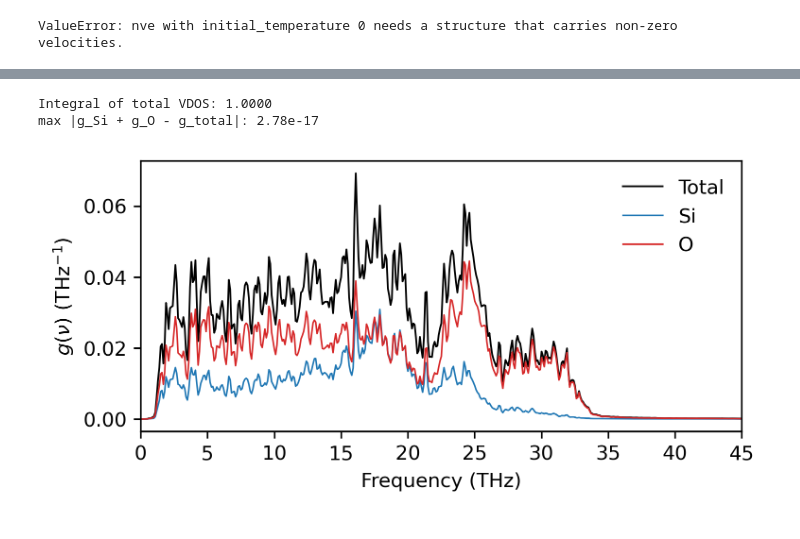
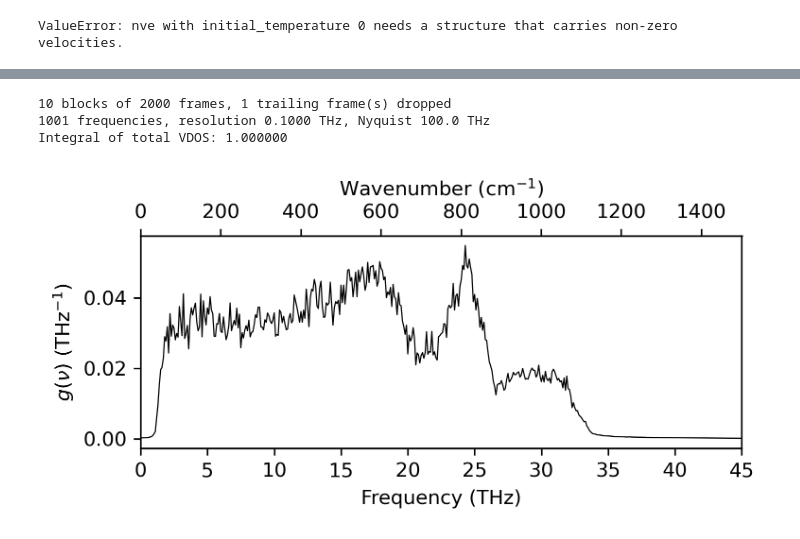
Before and after one commit to glasagent/amorphouspy, a Jupyter notebook: notebooks/VDOSTutorial.ipynb, the cells around one changed output, grey strips where cells are left out. Drawn from its saved outputs; the diff is of its cells as text; code cells hidden in the pictures.

```diff
--- a/notebooks/VDOSTutorial.ipynb
+++ b/notebooks/VDOSTutorial.ipynb
@@ -71,7 +81,7 @@ result_nve = am.md_simulation(
     structure=glass_300K,
     potential=potential,
     timestep=timestep_fs,
-    production_steps=10_000,  # 10 ps
+    production_steps=100_000,  # 100 ps
     n_dump=dump_every,
     n_print_thermo=dump_every,
     nve=True,
@@ -188,33 +226,40 @@ $\int g(\nu)\, d\nu = 1$. With a 5 ps maximum lag the frequency resolution is ab
 # %%
-window = np.hanning(2 * n_lags)[n_lags:]
+dt_fs = dump_every * timestep_fs
+block_ps = 10.0
+
+block_frames = round(block_ps * 1e3 / dt_fs)  # 2000 frames per 10 ps block at 5 fs
+n_blocks = velocities.shape[0] // block_frames
+dropped = velocities.shape[0] - n_blocks * block_frames
+print(f"{n_blocks} blocks of {block_frames} frames, {dropped} trailing frame(s) dropped")
+
+block_vdos = []
+for b in range(n_blocks):
+    block = velocities[b * block_frames : (b + 1) * block_frames]
+    freq_thz, g = am.compute_vdos_from_velocities(block, masses, dt_fs)
+    block_vdos.append(g)
+block_vdos = np.array(block_vdos)  # (n_blocks, n_freq)
+
+g_mean = block_vdos.mean(axis=0)
+g_sem = block_vdos.std(axis=0, ddof=1) / np.sqrt(n_blocks)  # block standard error
 
 
-def cosine_transform(curve: np.ndarray) -> np.ndarray:
-    """Real FFT of the even extension of the windowed curve."""
-    tapered = curve * window
-    even = np.concatenate([tapered, tapered[-1:0:-1]])
-    return np.fft.rfft(even).real * dt_ps
-
-
-freq_thz = np.fft.rfftfreq(2 * n_lags - 1, d=dt_ps)
-vdos = {key: cosine_transform(curve) for key, curve in vacf.items()}
-area = np.trapezoid(vdos["total"], freq_thz)
-vdos = {key: values / area for key, values in vdos.items()}
-
-print(f"Integral of total VDOS: {np.trapezoid(vdos['total'], freq_thz):.4f}")
-print(f"max |g_Si + g_O - g_total|: {np.abs(vdos['Si'] + vdos['O'] - vdos['total']).max():.2e}")
+print(f"{len(freq_thz)} frequencies, resolution {freq_thz[1]:.4f} THz, Nyquist {freq_thz[-1]:.1f} THz")
+print(f"Integral of total VDOS: {np.trapezoid(g_mean, freq_thz):.6f}")
 
 _fig, ax = plt.subplots(figsize=(3.5 * 1.5, 3.5 / 1.3333), dpi=300)
-ax.plot(freq_thz, vdos["total"], lw=0.9, color="black", label="Total")
-ax.plot(freq_thz, vdos["Si"], lw=0.8, color="tab:blue", label="Si")
-ax.plot(freq_thz, vdos["O"], lw=0.8, color="tab:red", label="O")
+ax.plot(freq_thz, g_mean, lw=0.6, color="black")
 ax.set_xlim(0, 45)
 ax.set_xlabel("Frequency (THz)")
 ax.set_ylabel(r"$g(\nu)$ (THz$^{-1}$)")
-ax.legend(frameon=False)
+secax = ax.secondary_xaxis(
+    "top",
+    functions=(lambda x: am.convert_frequency(x, "THz", "cm-1"), lambda x: am.convert_frequency(x, "cm-1", "THz")),
+)
+secax.set_xlabel(r"Wavenumber (cm$^{-1}$)")
 plt.tight_layout()
 plt.show()
 # %% [output]
-Integral of total VDOS: 1.0000
-max |g_Si + g_O - g_total|: 2.78e-17
+10 blocks of 2000 frames, 1 trailing frame(s) dropped
+1001 frequencies, resolution 0.1000 THz, Nyquist 100.0 THz
+Integral of total VDOS: 1.000000
-[figure, old version]
+[figure, new version]
```
Also changed, not shown: parts of 17 cells of this notebook, 7 other files.
